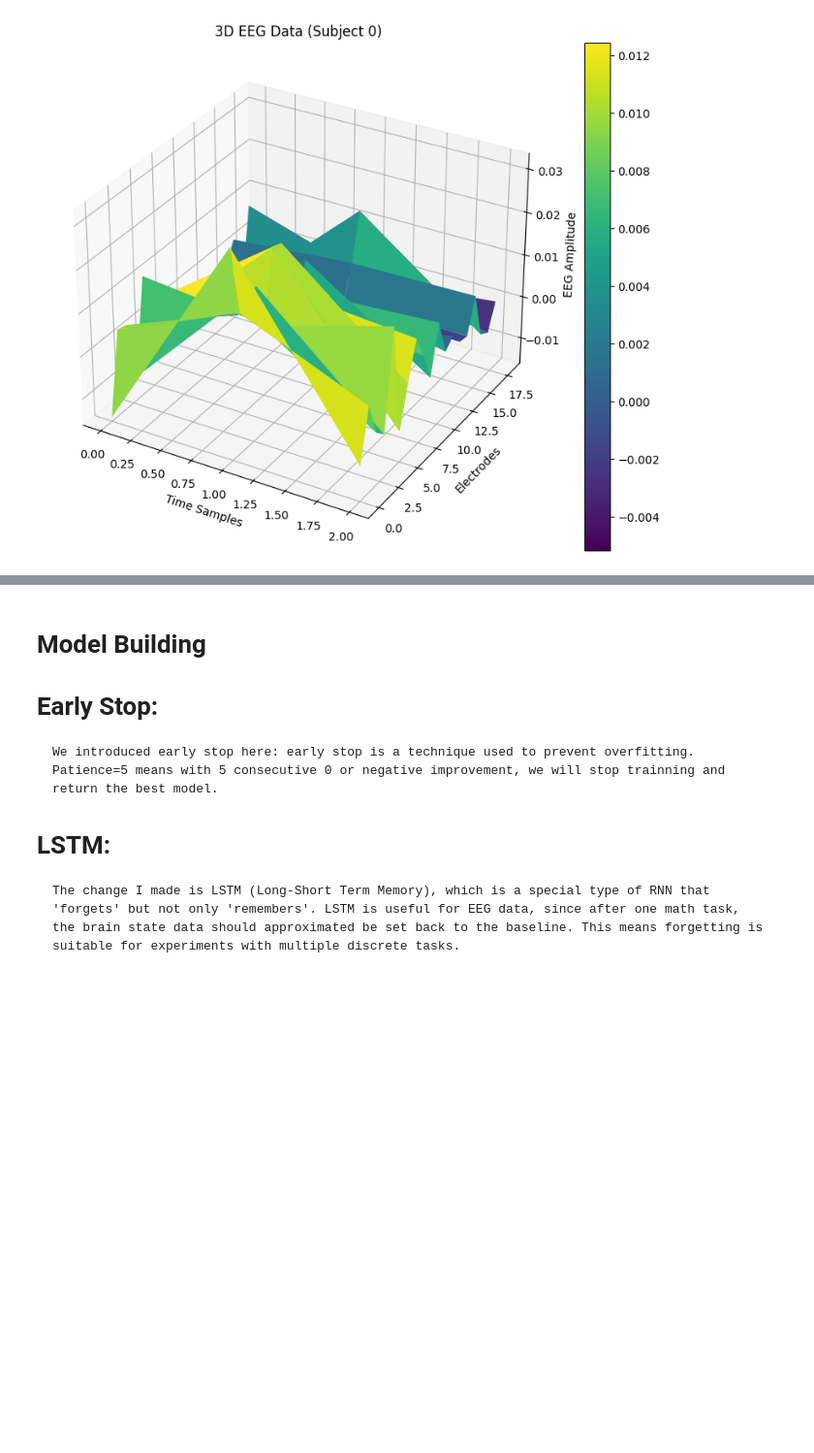
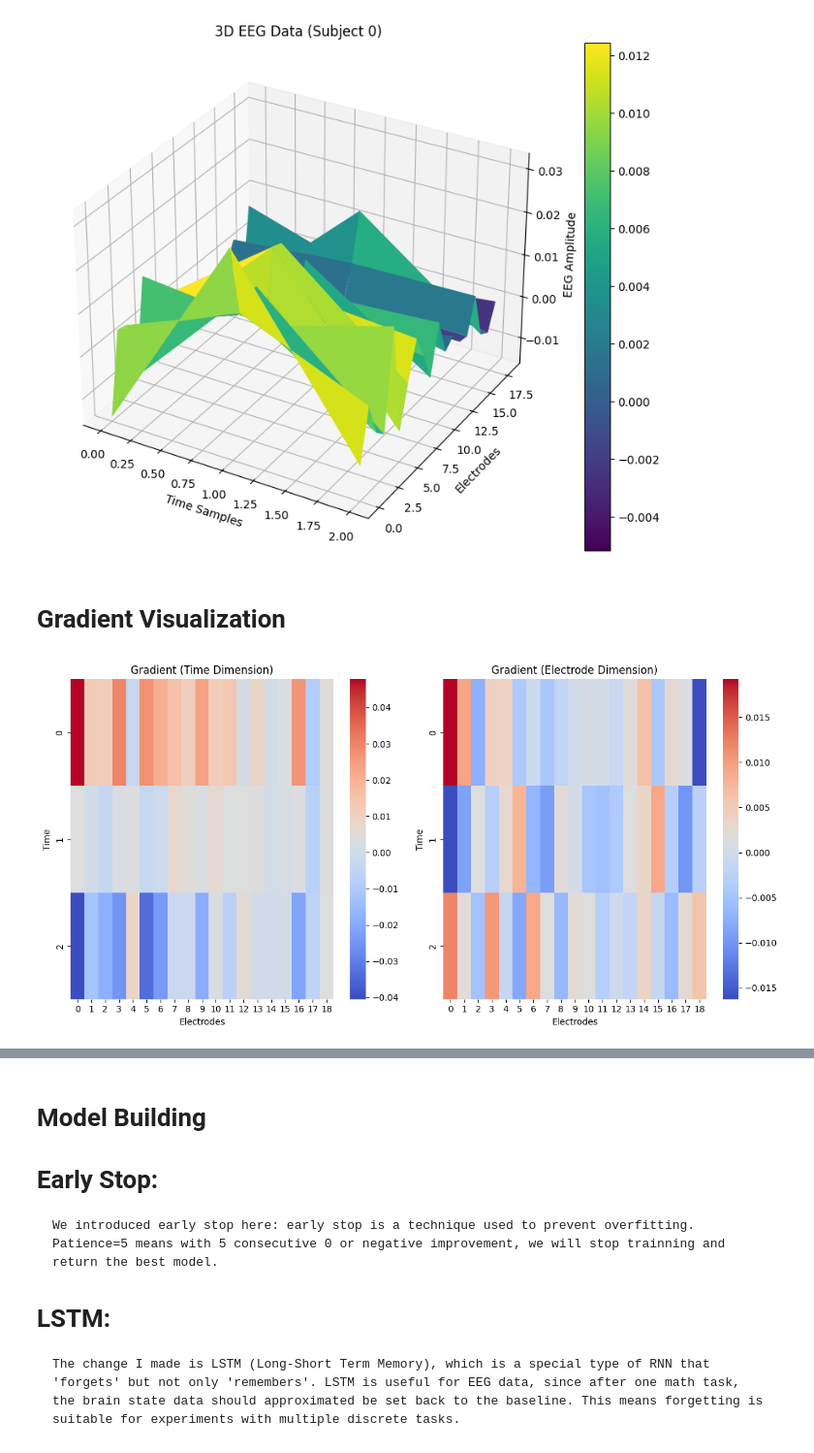
Before and after one commit to aliowx/EEG-bci, a Jupyter notebook: notebook/EEG/prediction_eeg.ipynb, the cells around one changed output, grey strips where cells are left out. Shown at 97% size. Drawn from its saved outputs; the diff is of its cells as text; code cells hidden in the pictures; blank space fills up the shorter version.

```diff
--- a/notebook/EEG/prediction_eeg.ipynb
+++ b/notebook/EEG/prediction_eeg.ipynb
@@ -226,3 +226,25 @@ def plot_3d_eeg(data, subject_idx=0):
 plot_3d_eeg(dataset_X)
 # %% [output]
 [figure]
+# %% [markdown]
+# Gradient Visualization
+# %%
+def plot_gradient(data, subject_idx=0):
+    grad = np.gradient(data[subject_idx, :, :, 0], axis=(0, 1))
+    plt.figure(figsize=(12, 6))
+    plt.subplot(1, 2, 1)
+    sns.heatmap(grad[0], cmap='coolwarm')
+    plt.title('Gradient (Time Dimension)')
+    plt.xlabel('Electrodes')
+    plt.ylabel('Time')
+    plt.subplot(1, 2, 2)
+    sns.heatmap(grad[1], cmap='coolwarm')
+    plt.title('Gradient (Electrode Dimension)')
+    plt.xlabel('Electrodes')
+    plt.ylabel('Time')
+    plt.tight_layout()
+    plt.show()
+
+plot_gradient(dataset_X)
+# %% [output]
+[figure, added]
```
Also changed, not shown: parts of 2 cells of this notebook.
